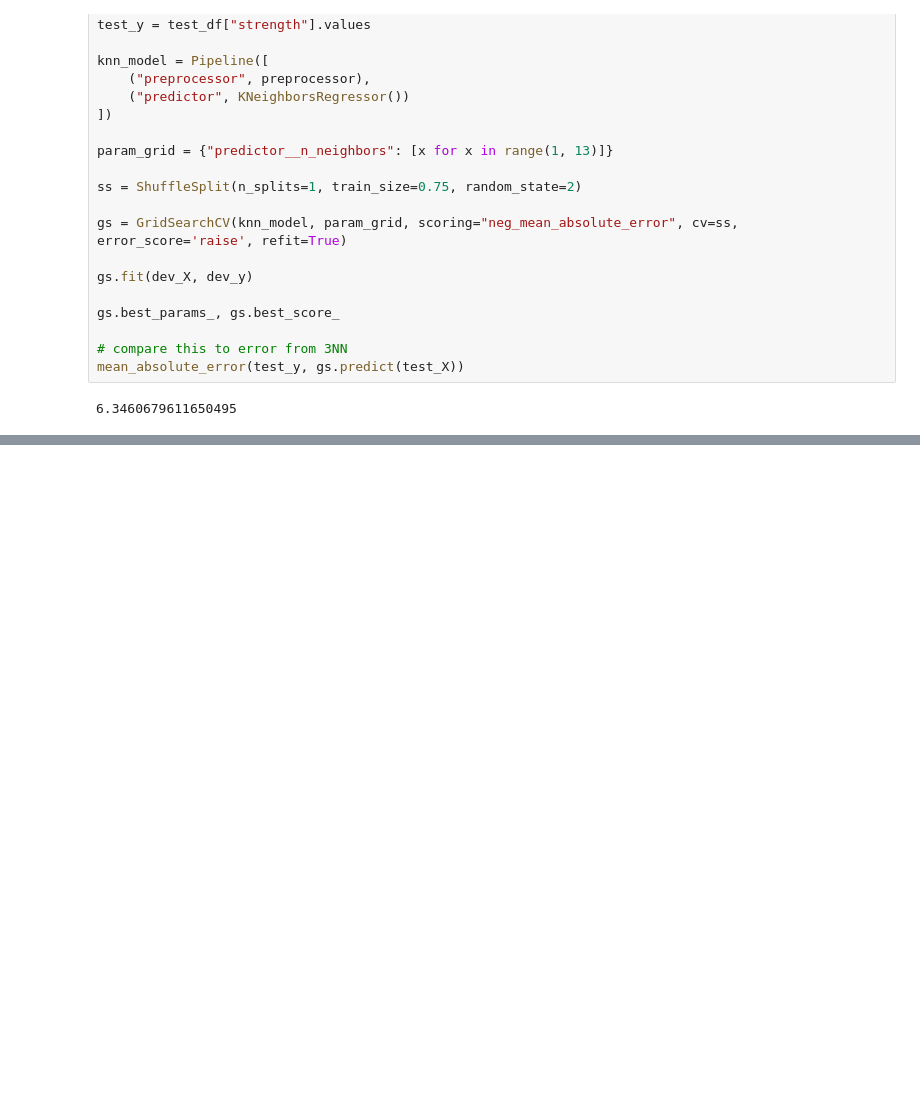
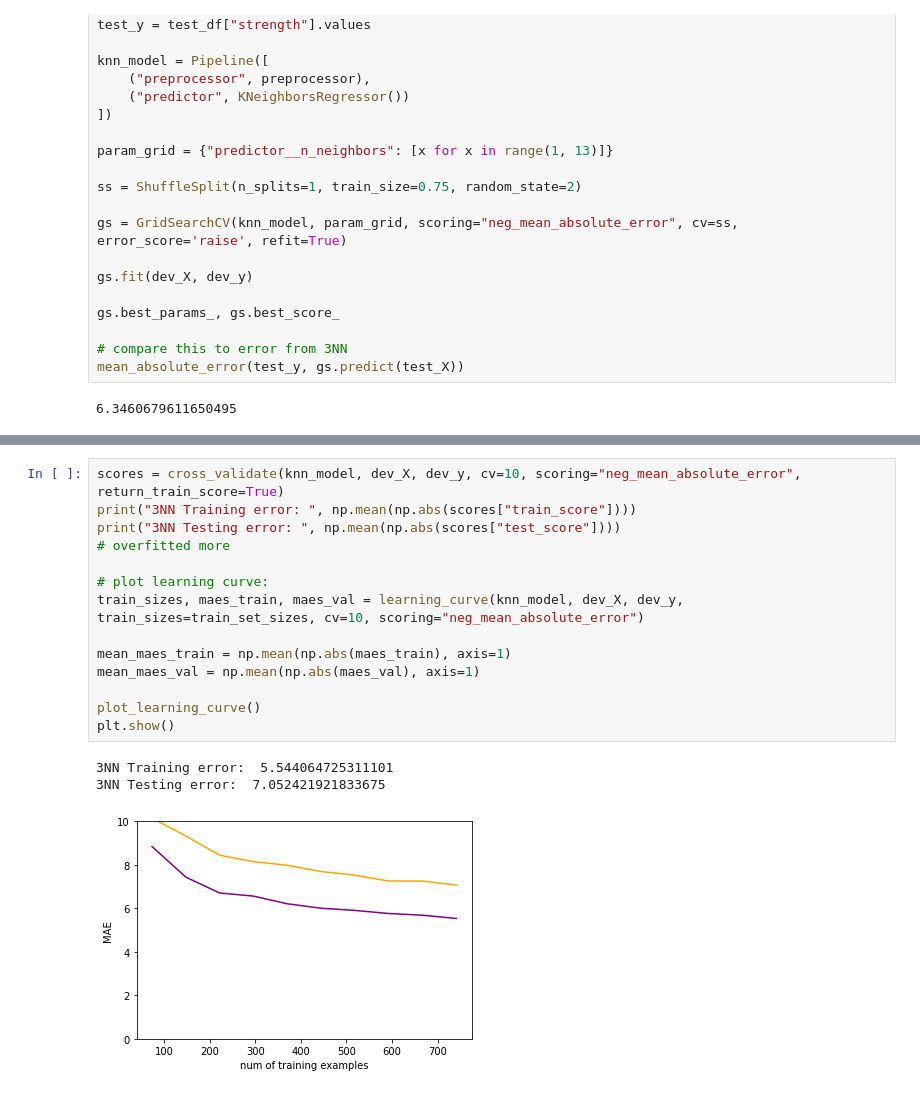
Before and after one commit to bowei-yu/artificial_intelligence, a Jupyter notebook: ai1/labs/AI1_03.ipynb, the cells around one changed output, grey strips where cells are left out. Drawn from its saved outputs; the diff is of its cells as text; blank space fills up the shorter version.

```diff
--- a/ai1/labs/AI1_03.ipynb
+++ b/ai1/labs/AI1_03.ipynb
@@ -172,0 +226,18 @@ mean_absolute_error(test_y, gs.predict(test_X))
+# %%
+scores = cross_validate(knn_model, dev_X, dev_y, cv=10, scoring="neg_mean_absolute_error", return_train_score=True)
+print("3NN Training error: ", np.mean(np.abs(scores["train_score"])))
+print("3NN Testing error: ", np.mean(np.abs(scores["test_score"])))
+# overfitted more
+
+# plot learning curve:
+train_sizes, maes_train, maes_val = learning_curve(knn_model, dev_X, dev_y, train_sizes=train_set_sizes, cv=10, scoring="neg_mean_absolute_error")
+
+mean_maes_train = np.mean(np.abs(maes_train), axis=1)
+mean_maes_val = np.mean(np.abs(maes_val), axis=1)
+
+plot_learning_curve()
+plt.show()
+# %% [output]
+3NN Training error:  5.544064725311101
+3NN Testing error:  7.052421921833675
+[figure, added]
```
Also changed, not shown: parts of 10 cells of this notebook.
